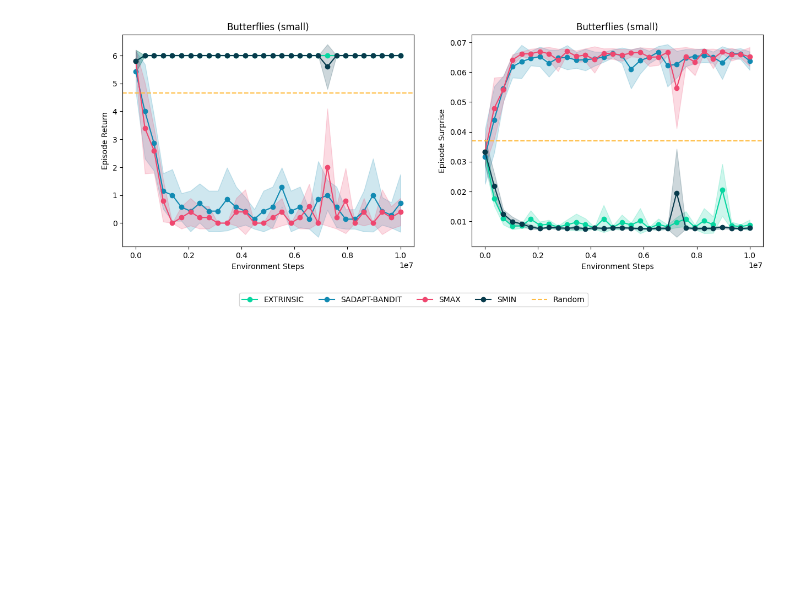
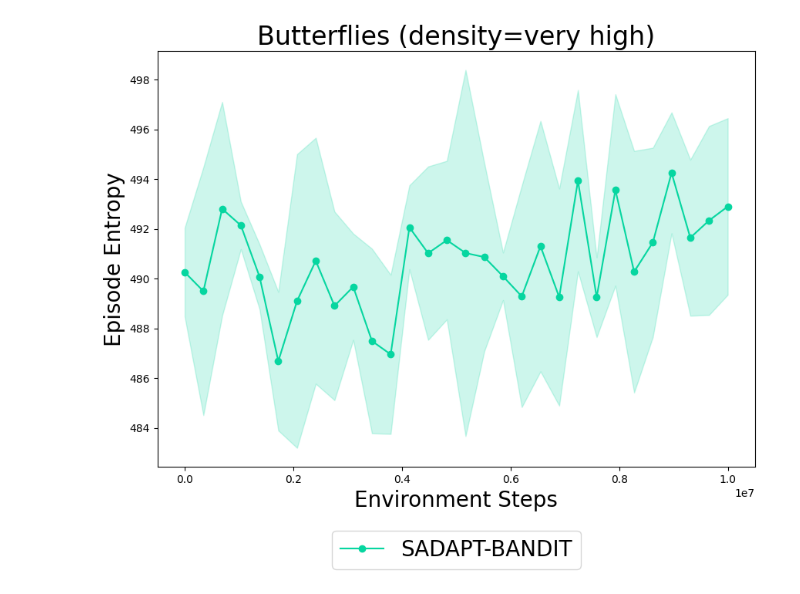
Before and after one commit to roger-creus/surprise-adaptive-agents, a Jupyter notebook: plots/RLC_paper_results.ipynb, the cells around one changed output. Saved outputs shown, nothing was run; the diff lists cells and outputs as text; code cells hidden in the pictures; blank space fills up the shorter version.

```diff
--- a/plots/RLC_paper_results.ipynb
+++ b/plots/RLC_paper_results.ipynb
@@ -5,12 +5,12 @@ import matplotlib.pyplot as plt
 import seaborn as sns
 import os
 # %%
-data_path = "/home/roger/Desktop/surprise-adaptive-agents/paper_runs/runs"
+data_path = "/home/roger/Desktop/surprise-adaptive-agents/butterflies/runs"
 exps = os.listdir(data_path)
 reward_results = {}
 surprise_results = {}
 
-key_to_plot = "ep_return" # could be "ep_return", "ep_length", "ep_surprise", "ep_entropy"
+key_to_plot = "ep_surprise" # could be "ep_return", "ep_length", "ep_surprise", "ep_entropy"
 
 for exp in exps:
     if "MinAtar" in exp:
@@ -27,8 +27,8 @@ for exp in exps:
 
         file = os.path.join(data_path, exp, "log.csv")
         reward_data = pd.read_csv(file)
-        reward_results[exp_name].append(reward_data["ep_return"])
-        surprise_results[exp_name].append(reward_data["ep_surprise"])
+        reward_results[exp_name].append(reward_data["ep_entropy"])
+        surprise_results[exp_name].append(reward_data["ep_entropy"])
 
         # for tetris, instead, overwrite the return with =1 if ep_length > 500 and =0 otherwise
         if "tetris" in exp and key_to_plot == "ep_return":
@@ -55,12 +55,13 @@ for key in reward_results.keys():
         print(key)
         print(reward_results[key].shape)
 # %%
-env_names = ["ButterfliesEnv", "tetris", "ButterfliesEnvLarge", "MazeEnvLarge2", "ButterfliesEnvLarge2", "MazeEnv2"]
+#env_names = ["ButterfliesEnv", "tetris", "ButterfliesEnvLarge", "MazeEnvLarge2", "ButterfliesEnvLarge2", "MazeEnv2", "Breakout", "Freeway", "Seaquest", "SpaceInvaders", "Asterix"]
+env_names = ["ButterfliesEnvLarge3", "ButterfliesEnvLarge4", "ButterfliesEnvLarge5", "ButterfliesEnvLarge6", "ButterfliesEnvLarge8"]
 # one color for S-Max, S-Min, Extrinisc, S-Adapt
 colors = ["#06d6a0", "#118ab2", "#ef476f", "#073b4c", "#ffbc42"]
 
 for env in env_names:
-    fig, ax = plt.subplots(1,2, figsize=(15, 5))
+    plt.figure(figsize=(10, 7))
     idx_ = 0
     for exp in sorted(reward_results):
         if env not in exp or \
@@ -69,10 +70,15 @@ for env in env_names:
             (env == "MazeEnvLarge" and ("MazeEnv2" in exp or "MazeEnvLarge2" in exp)) or (env == "ButterfliesEnvLarge" and ("ButterfliesEnv2" in exp or "ButterfliesEnvLarge2" in exp)):
             continue
 
+        if "gaussian" in exp: continue
+
+        if env in ["Breakout", "Freeway", "Seaquest", "SpaceInvaders", "Asterix"]:
+            exp_name = exp.split("_")[1].upper()
+        else:
+            exp_name = exp.split("_")[2].upper()
+
         if "random" in exp:
             exp_name = "Random"
-        else:
-            exp_name = exp.split("_")[2].upper()
 
         if exp_name == "NONE": exp_name = "EXTRINSIC"
 
@@ -96,46 +102,83 @@ for env in env_names:
         elif env_title == "Butterfliesenvlarge2":
             env_title = "Butterflies (large)"
         elif env_title == "Mazeenv2":
             env_title = "Maze (small)"
         elif env_title == "Mazeenvlarge2":
             env_title = "Maze (large)"
         elif env_title == "Tetris":
             env_title = "Tetris"
+        elif env_title == "Breakout":
+            env_title = "Breakout"
+        elif env_title == "Freeway":
+            env_title = "Freeway"
+        elif env_title == "Seaquest":
+            env_title = "Seaquest"
+        elif env_title == "Spaceinvaders":
+            env_title = "Space Invaders"
+        elif env_title == "Asterix":
+            env_title = "Asterix"
+        elif env_title == "Butterfliesenvlarge3":
+            env_title = "Butterflies (density=very high)"
+        elif env_title == "Butterfliesenvlarge4":
+            env_title = "Butterflies (density=high)"
+        elif env_title == "Butterfliesenvlarge5":
+            env_title = "Butterflies (density=medium)"
+        elif env_title == "Butterfliesenvlarge6":
+            env_title = "Butterflies (density=low)"
+        elif env_title == "Butterfliesenvlarge8":
+            env_title = "Butterflies (density=very low)"
         else:
             print(env_title)
             raise ValueError("Invalid env_title")
 
         if exp_name == "Random":
             # just compute the mean line which we will plot as a horizontal line
             mean = reward_results[exp].mean(axis=0)
             mean_surprise = surprise_results[exp].mean(axis=0)
+            std_random = reward_results[exp].std(axis=0)
+            std_surprise_random = surprise_results[exp].std(axis=0)
+            mean_std_random = std_random.mean()
+            mean_std_surprise_random = std_surprise_random.mean()
             x_axis = np.linspace(0, 10_000_000, num_points)
 
-            ax[0].axhline(y=mean[-1], color=colors[idx_], linestyle="--", label=exp_name)
-            ax[1].axhline(y=mean_surprise[-1], color=colors[idx_], linestyle="--", label=exp_name)
+            if env == "Breakout":
+                mean = np.ones_like(mean) * 0
+                std = np.ones_like(std) * 0
+
+            plt.axhline(y=mean[-1], color=colors[idx_], linestyle="--", label=exp_name)
+            plt.fill_between(x_axis, mean[-1]+mean_std_random, mean[-1]-mean_std_random, alpha=0.2, color=colors[idx_])
+            #ax[1].axhline(y=mean_surprise[-1], color=colors[idx_], linestyle="--", label=exp_name)
+            #ax[1].fill_between(x_axis, mean_surprise[-1]+mean_std_surprise_random, mean_surprise[-1]-mean_std_surprise_random, alpha=0.2, color=colors[idx_])
         else:
             mean = reward_results[exp].mean(axis=0)
             std = reward_results[exp].std(axis=0)
 
             mean_surprise = surprise_results[exp].mean(axis=0)
             std_surprise = surprise_results[exp].std(axis=0)
 
+            # if env is breakout and exp is extrinsic, overwrite the first point with a zero
+            #if env == "Breakout" and exp_name == "EXTRINSIC":
+            #    mean_surprise[0] = 0.05
+            #    std_surprise[0] = 0
+
             x_axis = np.linspace(0, 10_000_000, num_points)
 
-            ax[0].plot(x_axis, mean, marker="o", label=exp_name, color=colors[idx_])
-            ax[0].fill_between(x_axis, mean+std, mean-std, alpha=0.2, color=colors[idx_])
-            ax[1].plot(x_axis, mean_surprise, marker="o", label=exp_name, color=colors[idx_])
-            ax[1].fill_between(x_axis, mean_surprise+std_surprise, mean_surprise-std_surprise, alpha=0.2, color=colors[idx_])
+            plt.plot(x_axis, mean, marker="o", label=exp_name, color=colors[idx_])
+            plt.fill_between(x_axis, mean+std, mean-std, alpha=0.2, color=colors[idx_])
+            #ax[1].plot(x_axis, mean_surprise, marker="o", label=exp_name, color=colors[idx_])
+            #ax[1].fill_between(x_axis, mean_surprise+std_surprise, mean_surprise-std_surprise, alpha=0.2, color=colors[idx_])
 
-        # only 1 legend, center bottom outside of plot
-        ax[0].legend(loc='center', bbox_to_anchor=(1, -0.25), ncol=5)
+        plt.title(env_title, fontsize=24)
+        plt.xlabel("Environment Steps", fontsize=20)
+        plt.ylabel("Episode Entropy", fontsize=20)
+        #plt.ti(env_title, fontsize=18)
+        #plt.set_xlabel("Environment Steps", fontsize=18)
+        #plt.set_ylabel("Episode Entropy", fontsize=18)
+        idx_ += 1
 
-        ax[0].set_title(env_title)
-        ax[0].set_xlabel("Environment Steps")
-        ax[0].set_ylabel("Episode Return")
-        ax[1].set_title(env_title)
-        ax[1].set_xlabel("Environment Steps")
-        ax[1].set_ylabel("Episode Surprise")
-        idx_ += 1
+    # only 1 legend, center bottom outside of plot. make large
+    plt.legend(loc='center', ncol=5, fontsize=20, bbox_to_anchor=(0.5, -0.2))
+    # save the axes as a single image
+    plt.savefig(f"../paper_plots/{env}_entropy.png", bbox_inches='tight')
 # %% [output]
-[figure, old version]
+[figure, new version]
```
Also changed, not shown: parts of 2 cells of this notebook, 4 other files.
